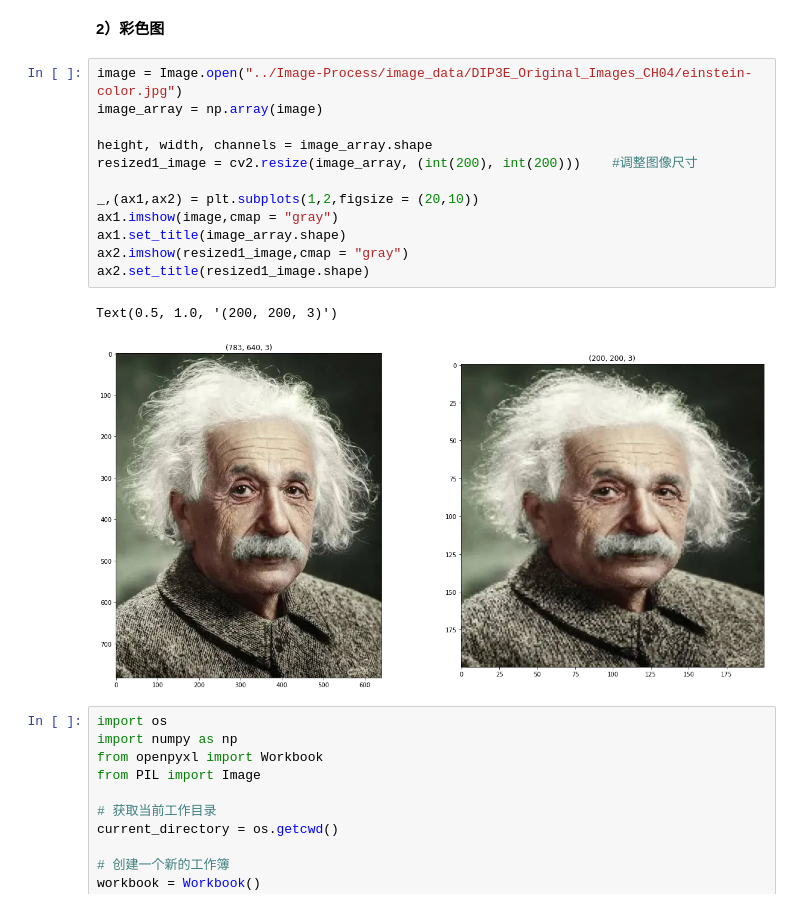
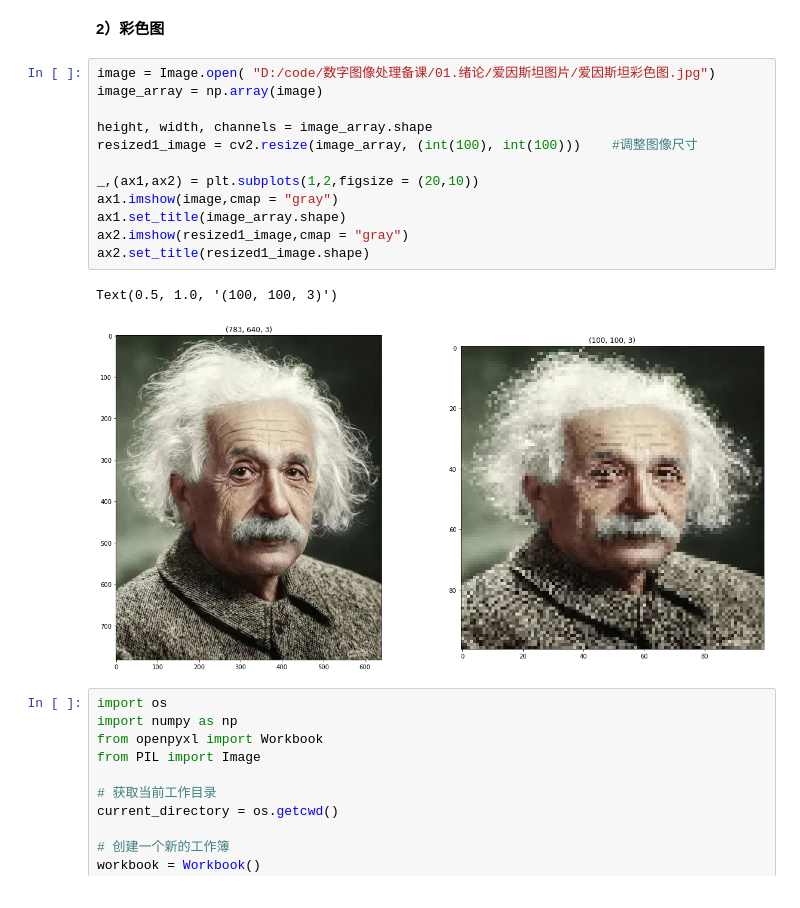
Before and after one commit to awei231/digital-image-processing, a Jupyter notebook: 01.绪论/第一章 绪论.ipynb, the cells around one changed output. Cells and saved outputs as stored; diff of their text form.

```diff
--- a/01.绪论/第一章 绪论.ipynb
+++ b/01.绪论/第一章 绪论.ipynb
@@ -119,20 +119,20 @@ workbook.save(output_path)
 # %% [markdown]
 **2）彩色图**
 # %%
-image = Image.open("../Image-Process/image_data/DIP3E_Original_Images_CH04/einstein-color.jpg")
+image = Image.open( "D:/code/数字图像处理备课/01.绪论/爱因斯坦图片/爱因斯坦彩色图.jpg")
 image_array = np.array(image)
 
 height, width, channels = image_array.shape
-resized1_image = cv2.resize(image_array, (int(200), int(200)))    #调整图像尺寸
+resized1_image = cv2.resize(image_array, (int(100), int(100)))    #调整图像尺寸
 
 _,(ax1,ax2) = plt.subplots(1,2,figsize = (20,10))
 ax1.imshow(image,cmap = "gray")
 ax1.set_title(image_array.shape)
 ax2.imshow(resized1_image,cmap = "gray")
 ax2.set_title(resized1_image.shape)
 # %% [output]
-Text(0.5, 1.0, '(200, 200, 3)')
+Text(0.5, 1.0, '(100, 100, 3)')
-[figure, old version]
+[figure, new version]
 # %%
 import os
 import numpy as np
```
Also changed, not shown: parts of 1 cell of this notebook, 5 other files.
